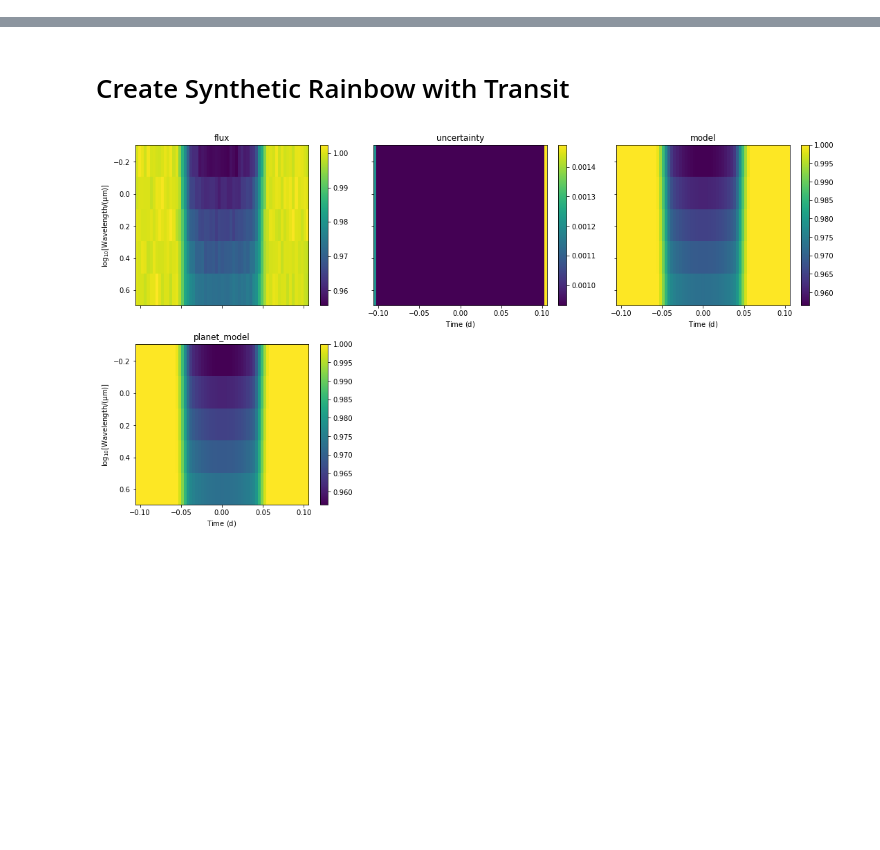
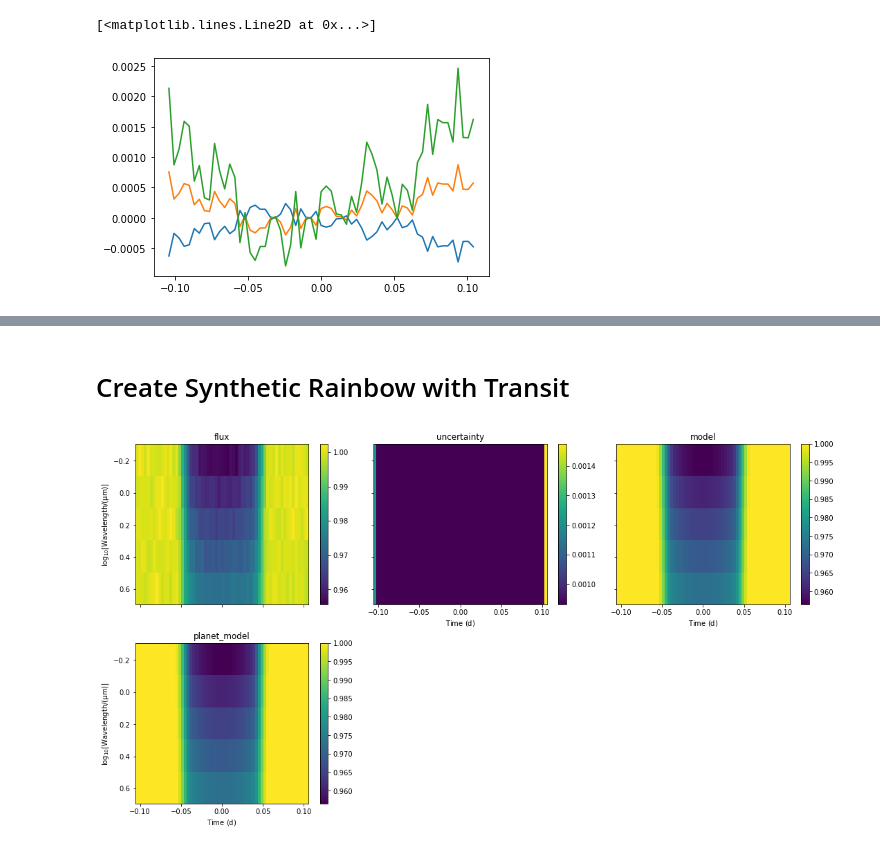
Before and after one commit to catrionamurray/chromatic_fitting, a Jupyter notebook: experiments.ipynb, the cells around one changed output, grey strips where cells are left out. Saved outputs shown, nothing was run; the diff lists cells and outputs as text; code cells hidden in the pictures; blank space fills up the shorter version.

```diff
--- a/experiments.ipynb
+++ b/experiments.ipynb
@@ -13,0 +27,9 @@ Running on chromatic v0.1.5
+# %%
+plt.plot(r_systematics.time,r_systematics.systematics_model_from_background[0,:],label='systematics_x')
+plt.plot(r_systematics.time,r_systematics.systematics_model_from_background[1,:],label='systematics_x')
+plt.plot(r_systematics.time,r_systematics.systematics_model_from_background[2,:],label='systematics_x')
+plt.plot(r_systematics.time,r_systematics.systematics_model_from_background[3,:],label='systematics_x')
+plt.plot(r_systematics.time,r_systematics.systematics_model_from_background[4,:],label='systematics_x')
+# %% [output]
+[<matplotlib.lines.Line2D at 0x...>]
+[figure, added]
```
Also changed, not shown: parts of 11 cells of this notebook, 2 other files.
